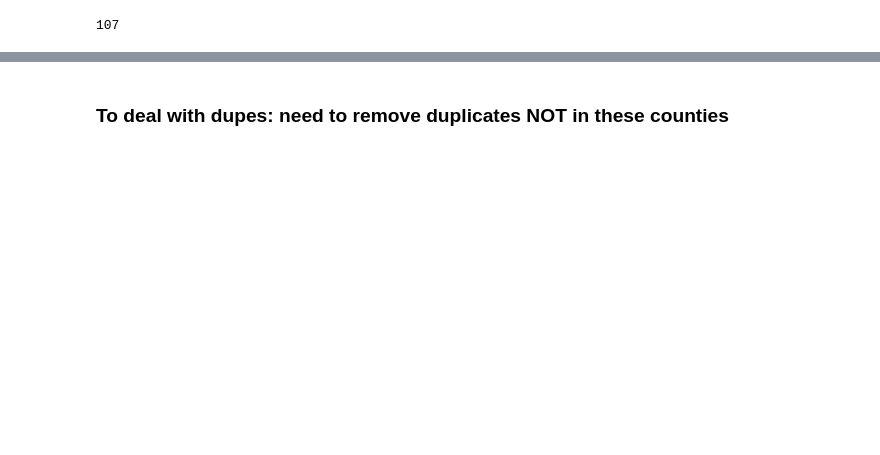
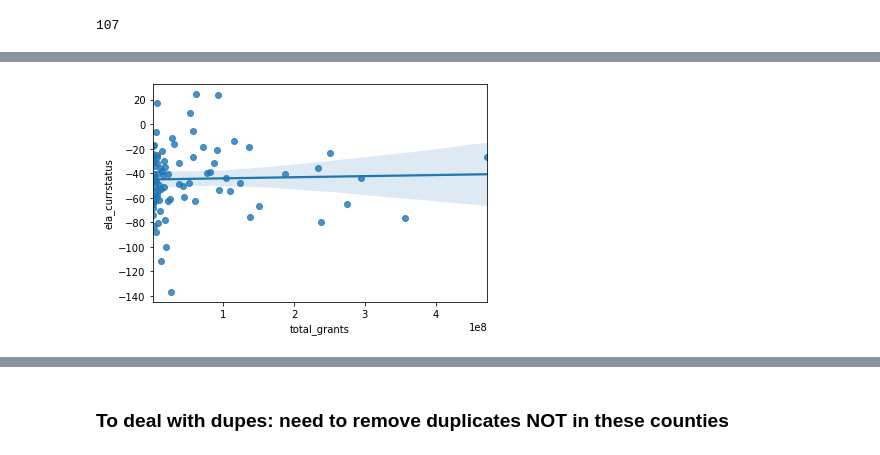
Before and after one commit to fiendskrah/finalcapstone, a Jupyter notebook: project.ipynb, the cells around one changed output, grey strips where cells are left out. Drawn from its saved outputs; the diff is of its cells as text; code cells hidden in the pictures; blank space fills up the shorter version.

```diff
--- a/project.ipynb
+++ b/project.ipynb
@@ -905,0 +771,12 @@ ValueError: operands could not be broadcast together with shapes (1,99) (1,107)
+# %%
+treat_el_math = treat2.loc[treat2['studentgroup'] == 'english_learners']
+cont_el_math = control2.loc[control2['studentgroup'] == 'english_learners']
+# slicing english learners from math performance data
+treat_el_eng = treat3.loc[treat3['studentgroup'] == 'english_learners']
+cont_el_eng = control3.loc[control3['studentgroup'] == 'english_learners']
+# slicing english learners from english performance data
+cont_el_math = cont_el_math.dropna(axis=0)
+treat_el_math = treat_el_math.dropna(axis=0)
+cont_el_eng = cont_el_eng.dropna(axis=0)
+treat_el_eng = treat_el_eng.dropna(axis=0)
+# dropping nans
@@ -905,0 +810,5 @@ ValueError: operands could not be broadcast together with shapes (1,99) (1,107)
+# %%
+cont_el_math  = cont_el_math.rename(columns={'currstatus': 'm_currstatus',
+                             'priorstatus': 'm_priorstatus',
+                             'change' : 'm_change'
+                            })
@@ -905,0 +822,5 @@ ValueError: operands could not be broadcast together with shapes (1,99) (1,107)
+# %%
+control = control.merge(cont_el_eng, how='left', on='District Code')
+control = control.merge(cont_el_math, how='left', on='District Code')
+control = control.dropna(axis=0)
+control.shape
@@ -905,0 +829,5 @@ ValueError: operands could not be broadcast together with shapes (1,99) (1,107)
+# %%
+control.drop('districtname_y', axis=1, inplace=True)
+control.drop('studentgroup_y', axis=1, inplace=True)
+treat.drop('districtname_y', axis=1, inplace=True)
+treat.drop('studentgroup_y', axis=1, inplace=True)
@@ -905,0 +899,5 @@ ValueError: operands could not be broadcast together with shapes (1,99) (1,107)
+# %%
+sns.regplot(x='total_grants', y='ela_currstatus', data=control);
+# control group - total grants' effects on current english scores
+# %% [output]
+[figure, added]
```
Also changed, not shown: parts of 66 cells of this notebook, 1 other file.
